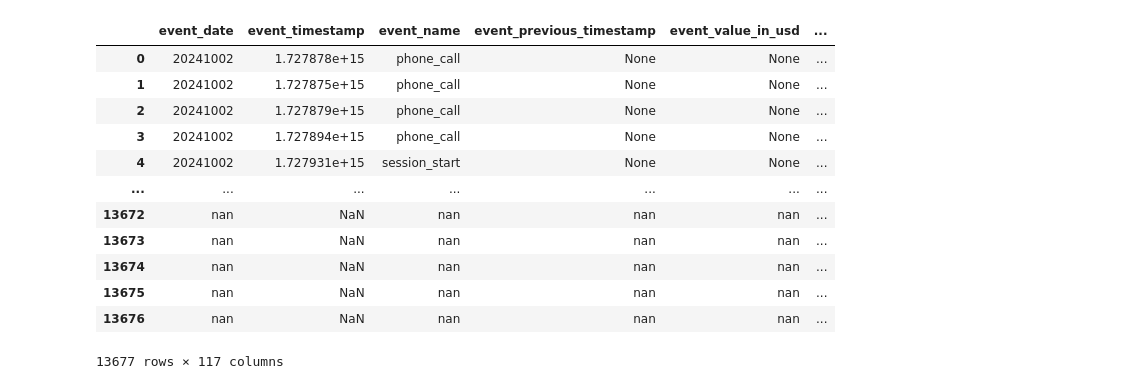
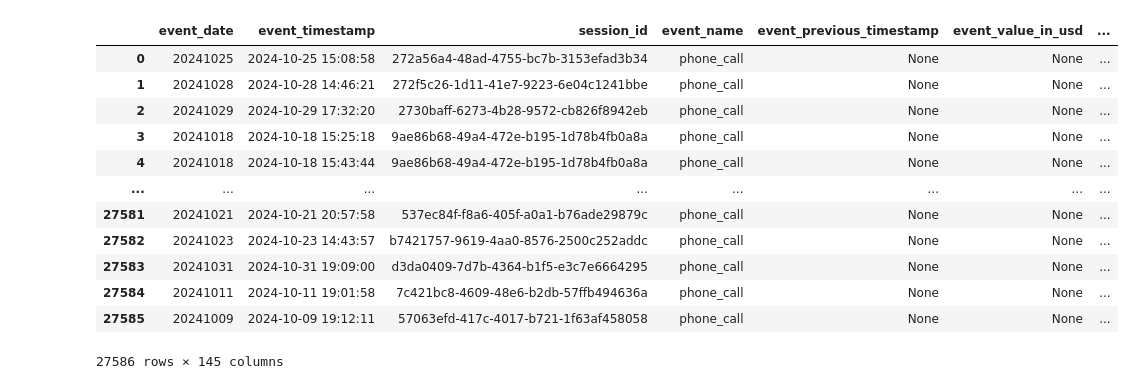
Before and after one commit to AliGohar2151/Data-Engineering, a Jupyter notebook: ga4-data/script/session_identifier.ipynb, the cells around one changed output. Saved outputs shown, nothing was run; the diff lists cells and outputs as text; code cells hidden in the pictures.

Commit message:
modified:   ga4-data/script/session_identifier.ipynb 	new file:   tempCodeRunnerFile.python

```diff
--- a/ga4-data/script/session_identifier.ipynb
+++ b/ga4-data/script/session_identifier.ipynb
@@ -2,19 +2,19 @@
 import pandas as pd
 import uuid
 # %%
-df = pd.read_parquet('../ga4-clean/events-normalized/analytics291746817/2024/10/events_20241002.parquet')
+df = pd.read_parquet('../ga4-clean/session-identifier/analytics291746817/2024/10/events_session_identifier.parquet')
 df
 # %% [output]
-|  | event_date | event_timestamp | event_name | event_previous_timestamp | event_value_in_usd | ... |
-| 0 | 20241002 | 1.727878e+15 | phone_call | None | None | ... |
-| 1 | 20241002 | 1.727875e+15 | phone_call | None | None | ... |
-| 2 | 20241002 | 1.727879e+15 | phone_call | None | None | ... |
-| 3 | 20241002 | 1.727894e+15 | phone_call | None | None | ... |
-| 4 | 20241002 | 1.727931e+15 | session_start | None | None | ... |
-| ... | ... | ... | ... | ... | ... | ... |
-| 13672 | nan | NaN | nan | nan | nan | ... |
-| 13673 | nan | NaN | nan | nan | nan | ... |
-| 13674 | nan | NaN | nan | nan | nan | ... |
-| 13675 | nan | NaN | nan | nan | nan | ... |
-| 13676 | nan | NaN | nan | nan | nan | ... |
+|  | event_date | event_timestamp | session_id | event_name | event_previous_timestamp | event_value_in_usd | ... |
+| 0 | 20241025 | 2024-10-25 15:08:58 | 272a56a4-48ad-4755-bc7b-3153efad3b34 | phone_call | None | None | ... |
+| 1 | 20241028 | 2024-10-28 14:46:21 | 272f5c26-1d11-41e7-9223-6e04c1241bbe | phone_call | None | None | ... |
+| 2 | 20241029 | 2024-10-29 17:32:20 | 2730baff-6273-4b28-9572-cb826f8942eb | phone_call | None | None | ... |
+| 3 | 20241018 | 2024-10-18 15:25:18 | 9ae86b68-49a4-472e-b195-1d78b4fb0a8a | phone_call | None | None | ... |
+| 4 | 20241018 | 2024-10-18 15:43:44 | 9ae86b68-49a4-472e-b195-1d78b4fb0a8a | phone_call | None | None | ... |
+| ... | ... | ... | ... | ... | ... | ... | ... |
+| 27581 | 20241021 | 2024-10-21 20:57:58 | 537ec84f-f8a6-405f-a0a1-b76ade29879c | phone_call | None | None | ... |
+| 27582 | 20241023 | 2024-10-23 14:43:57 | b7421757-9619-4aa0-8576-2500c252addc | phone_call | None | None | ... |
+| 27583 | 20241031 | 2024-10-31 19:09:00 | d3da0409-7d7b-4364-b1f5-e3c7e6664295 | phone_call | None | None | ... |
+| 27584 | 20241011 | 2024-10-11 19:01:58 | 7c421bc8-4609-48e6-b2db-57ffb494636a | phone_call | None | None | ... |
+| 27585 | 20241009 | 2024-10-09 19:12:11 | 57063efd-417c-4017-b721-1f63af458058 | phone_call | None | None | ... |
-13677 rows × 117 columns
+27586 rows × 145 columns
```
Also changed, not shown: parts of 16 cells of this notebook, 1 other file.
